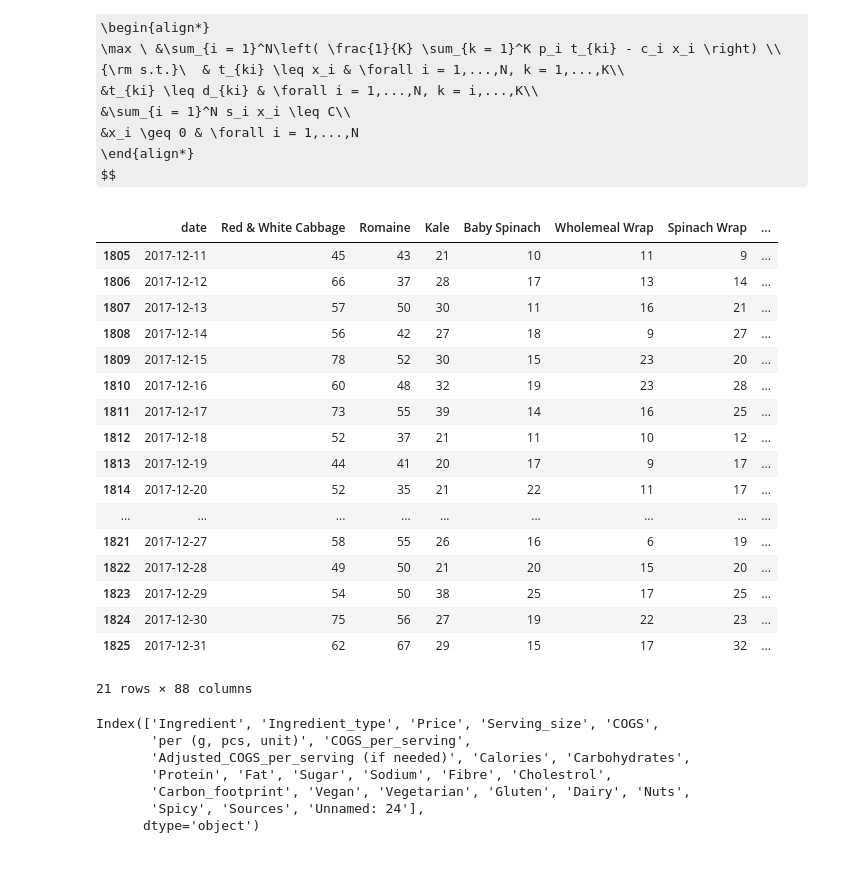
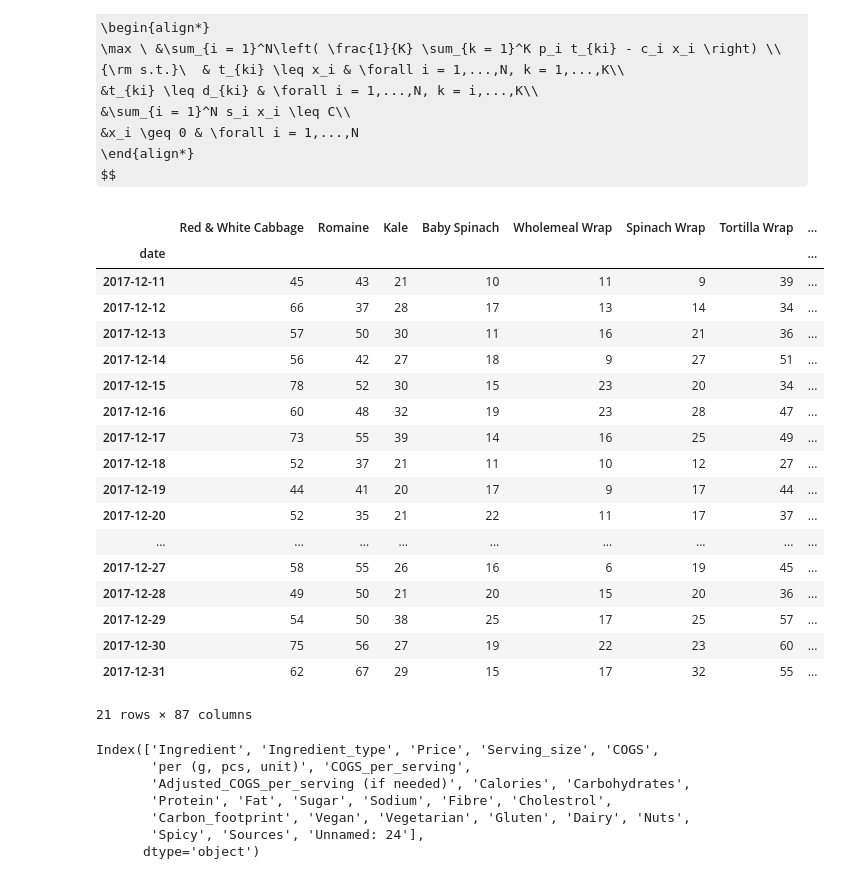
Before and after one commit to qy2000/bc2410-salad-LOP, a Jupyter notebook: ipynb/Ingredient_Order_Optimiser_Source_Code.ipynb, the cells around one changed output. Saved outputs shown, nothing was run; the diff lists cells and outputs as text; code cells hidden in the pictures; some formulas as TeX source.

```diff
--- a/ipynb/Ingredient_Order_Optimiser_Source_Code.ipynb
+++ b/ipynb/Ingredient_Order_Optimiser_Source_Code.ipynb
@@ -337,31 +337,32 @@ import random
 # %%
 """
 Data preparation
 """
 
 data1 = pd.read_csv('../data/menu.csv')
 Demand_data = pd.read_csv("../data/demand_kaggle.csv")
-d = Demand_data.tail(21)
+d = Demand_data.set_index('date').tail(21)
 d
 # %% [output]
-|  | date | Red & White Cabbage | Romaine | Kale | Baby Spinach | Wholemeal Wrap | Spinach Wrap | ... |
-| 1805 | 2017-12-11 | 45 | 43 | 21 | 10 | 11 | 9 | ... |
-| 1806 | 2017-12-12 | 66 | 37 | 28 | 17 | 13 | 14 | ... |
-| 1807 | 2017-12-13 | 57 | 50 | 30 | 11 | 16 | 21 | ... |
-| 1808 | 2017-12-14 | 56 | 42 | 27 | 18 | 9 | 27 | ... |
-| 1809 | 2017-12-15 | 78 | 52 | 30 | 15 | 23 | 20 | ... |
-| 1810 | 2017-12-16 | 60 | 48 | 32 | 19 | 23 | 28 | ... |
-| 1811 | 2017-12-17 | 73 | 55 | 39 | 14 | 16 | 25 | ... |
-| 1812 | 2017-12-18 | 52 | 37 | 21 | 11 | 10 | 12 | ... |
-| 1813 | 2017-12-19 | 44 | 41 | 20 | 17 | 9 | 17 | ... |
-| 1814 | 2017-12-20 | 52 | 35 | 21 | 22 | 11 | 17 | ... |
+|  | Red & White Cabbage | Romaine | Kale | Baby Spinach | Wholemeal Wrap | Spinach Wrap | Tortilla Wrap | ... |
+| date |  |  |  |  |  |  |  | ... |
+| 2017-12-11 | 45 | 43 | 21 | 10 | 11 | 9 | 39 | ... |
+| 2017-12-12 | 66 | 37 | 28 | 17 | 13 | 14 | 34 | ... |
+| 2017-12-13 | 57 | 50 | 30 | 11 | 16 | 21 | 36 | ... |
+| 2017-12-14 | 56 | 42 | 27 | 18 | 9 | 27 | 51 | ... |
+| 2017-12-15 | 78 | 52 | 30 | 15 | 23 | 20 | 34 | ... |
+| 2017-12-16 | 60 | 48 | 32 | 19 | 23 | 28 | 47 | ... |
+| 2017-12-17 | 73 | 55 | 39 | 14 | 16 | 25 | 49 | ... |
+| 2017-12-18 | 52 | 37 | 21 | 11 | 10 | 12 | 27 | ... |
+| 2017-12-19 | 44 | 41 | 20 | 17 | 9 | 17 | 44 | ... |
+| 2017-12-20 | 52 | 35 | 21 | 22 | 11 | 17 | 37 | ... |
 | ... | ... | ... | ... | ... | ... | ... | ... | ... |
-| 1821 | 2017-12-27 | 58 | 55 | 26 | 16 | 6 | 19 | ... |
-| 1822 | 2017-12-28 | 49 | 50 | 21 | 20 | 15 | 20 | ... |
-| 1823 | 2017-12-29 | 54 | 50 | 38 | 25 | 17 | 25 | ... |
-| 1824 | 2017-12-30 | 75 | 56 | 27 | 19 | 22 | 23 | ... |
-| 1825 | 2017-12-31 | 62 | 67 | 29 | 15 | 17 | 32 | ... |
+| 2017-12-27 | 58 | 55 | 26 | 16 | 6 | 19 | 45 | ... |
+| 2017-12-28 | 49 | 50 | 21 | 20 | 15 | 20 | 36 | ... |
+| 2017-12-29 | 54 | 50 | 38 | 25 | 17 | 25 | 57 | ... |
+| 2017-12-30 | 75 | 56 | 27 | 19 | 22 | 23 | 60 | ... |
+| 2017-12-31 | 62 | 67 | 29 | 15 | 17 | 32 | 55 | ... |
-21 rows × 88 columns
+21 rows × 87 columns
 # %%
 data1.columns
 # %% [output]
```
Also changed, not shown: parts of 5 cells of this notebook.
